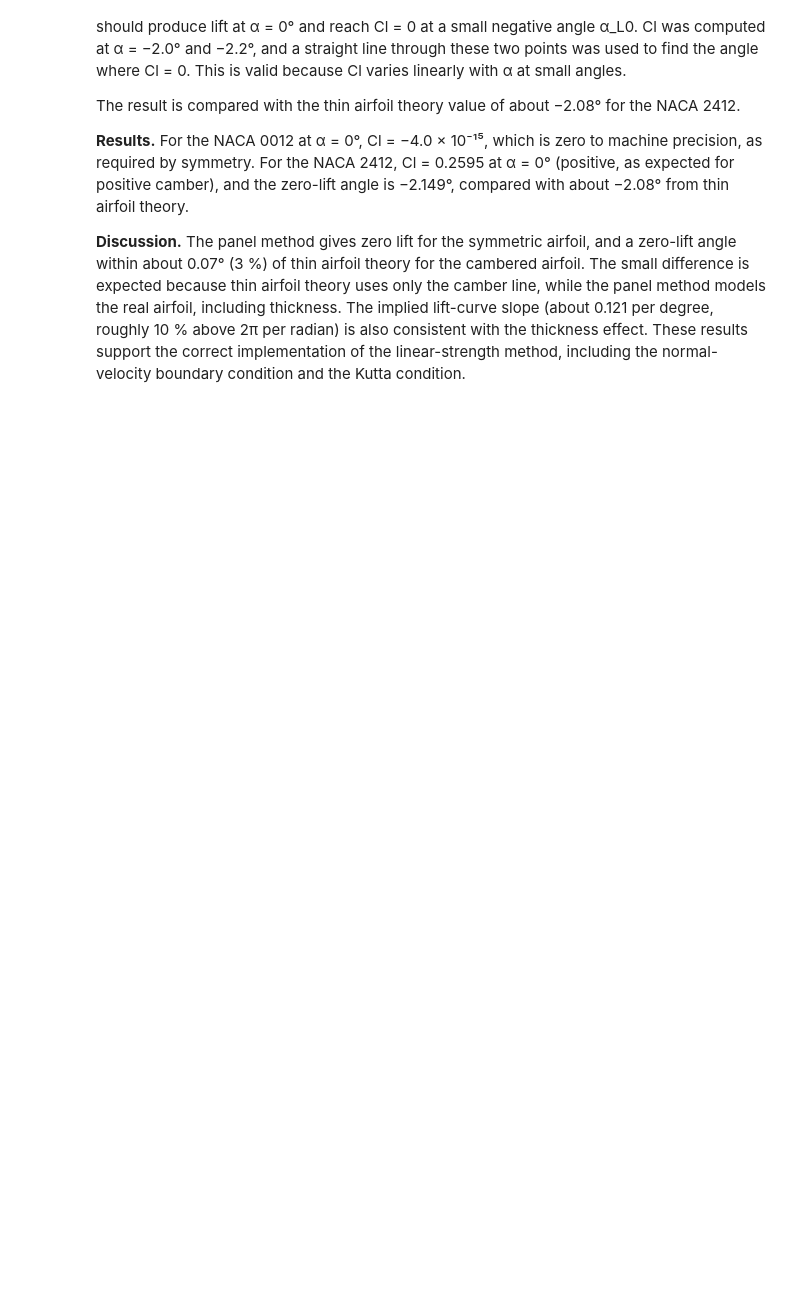
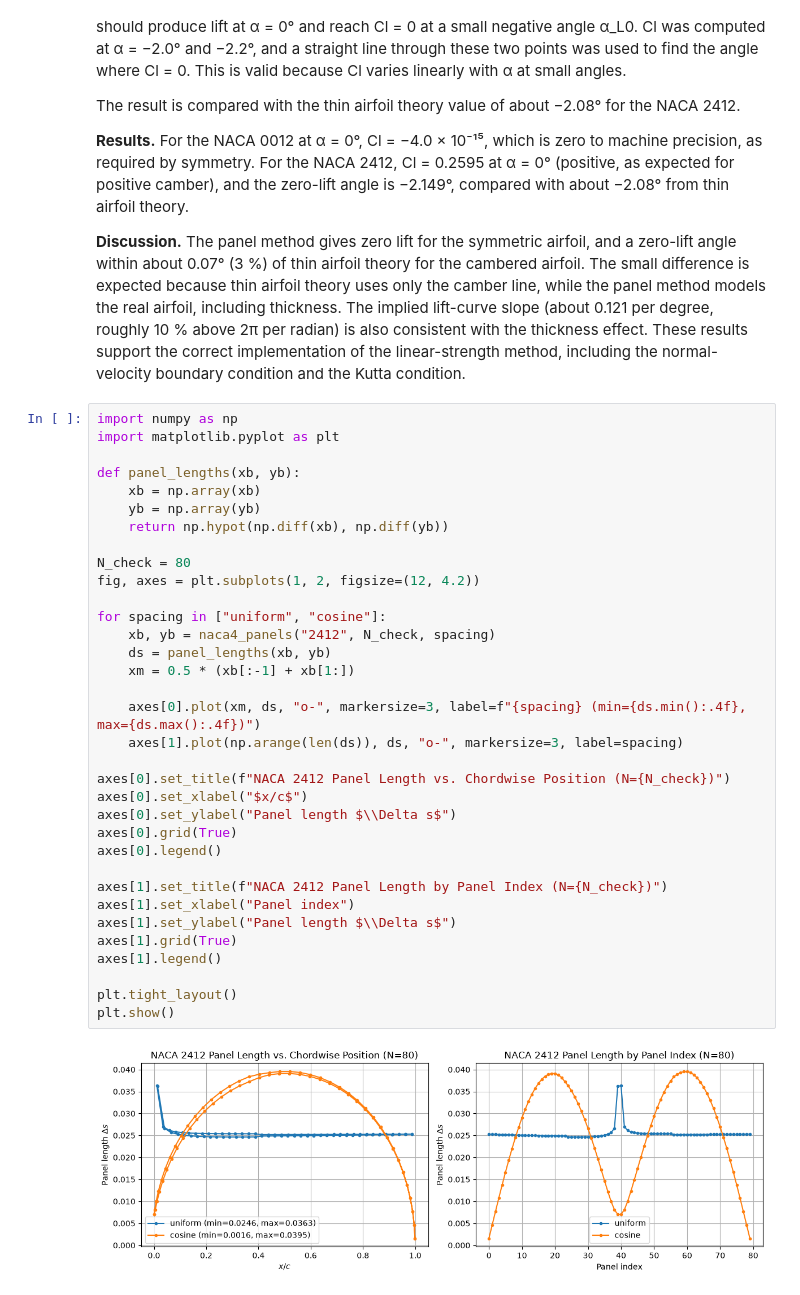
Before and after one commit to Atharva-Patil008/AE611_2026, a Jupyter notebook: Vortex_Panel_Method_Atharva_Patil.ipynb, the cells around one changed output. Saved outputs shown, nothing was run; the diff lists cells and outputs as text; blank space fills up the shorter version.

Commit message:
distribution of panels with different lengths

```diff
--- a/Vortex_Panel_Method_Atharva_Patil.ipynb
+++ b/Vortex_Panel_Method_Atharva_Patil.ipynb
@@ -558,3 +558,39 @@ The result is compared with the thin airfoil theory value of about −2.08° for
 **Results.** For the NACA 0012 at α = 0°, Cl = −4.0 × 10⁻¹⁵, which is zero to machine precision, as required by symmetry. For the NACA 2412, Cl = 0.2595 at α = 0° (positive, as expected for positive camber), and the zero-lift angle is −2.149°, compared with about −2.08° from thin airfoil theory.
 
 **Discussion.** The panel method gives zero lift for the symmetric airfoil, and a zero-lift angle within about 0.07° (3 %) of thin airfoil theory for the cambered airfoil. The small difference is expected because thin airfoil theory uses only the camber line, while the panel method models the real airfoil, including thickness. The implied lift-curve slope (about 0.121 per degree, roughly 10 % above 2π per radian) is also consistent with the thickness effect. These results support the correct implementation of the linear-strength method, including the normal-velocity boundary condition and the Kutta condition.
+# %%
+import numpy as np
+import matplotlib.pyplot as plt
+
+def panel_lengths(xb, yb):
+    xb = np.array(xb)
+    yb = np.array(yb)
+    return np.hypot(np.diff(xb), np.diff(yb))
+
+N_check = 80
+fig, axes = plt.subplots(1, 2, figsize=(12, 4.2))
+
+for spacing in ["uniform", "cosine"]:
+    xb, yb = naca4_panels("2412", N_check, spacing)
+    ds = panel_lengths(xb, yb)
+    xm = 0.5 * (xb[:-1] + xb[1:])
+
+    axes[0].plot(xm, ds, "o-", markersize=3, label=f"{spacing} (min={ds.min():.4f}, max={ds.max():.4f})")
+    axes[1].plot(np.arange(len(ds)), ds, "o-", markersize=3, label=spacing)
+
+axes[0].set_title(f"NACA 2412 Panel Length vs. Chordwise Position (N={N_check})")
+axes[0].set_xlabel("$x/c$")
+axes[0].set_ylabel("Panel length $\\Delta s$")
+axes[0].grid(True)
+axes[0].legend()
+
+axes[1].set_title(f"NACA 2412 Panel Length by Panel Index (N={N_check})")
+axes[1].set_xlabel("Panel index")
+axes[1].set_ylabel("Panel length $\\Delta s$")
+axes[1].grid(True)
+axes[1].legend()
+
+plt.tight_layout()
+plt.show()
+# %% [output]
+[figure, added]
```
Also changed, not shown: parts of 1 cell of this notebook.
